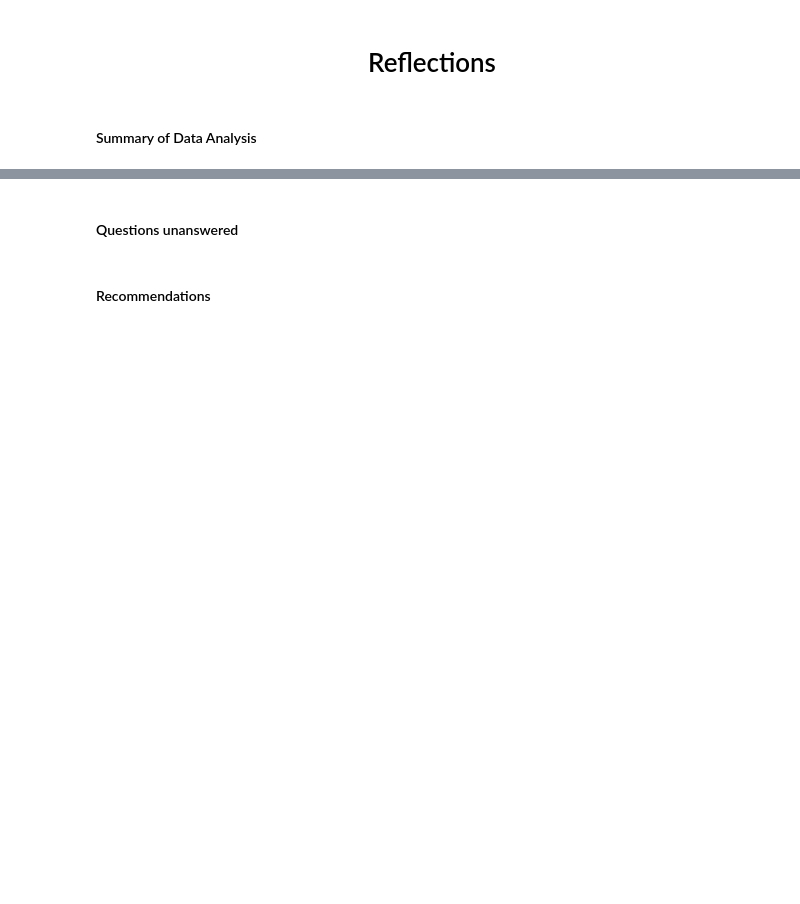
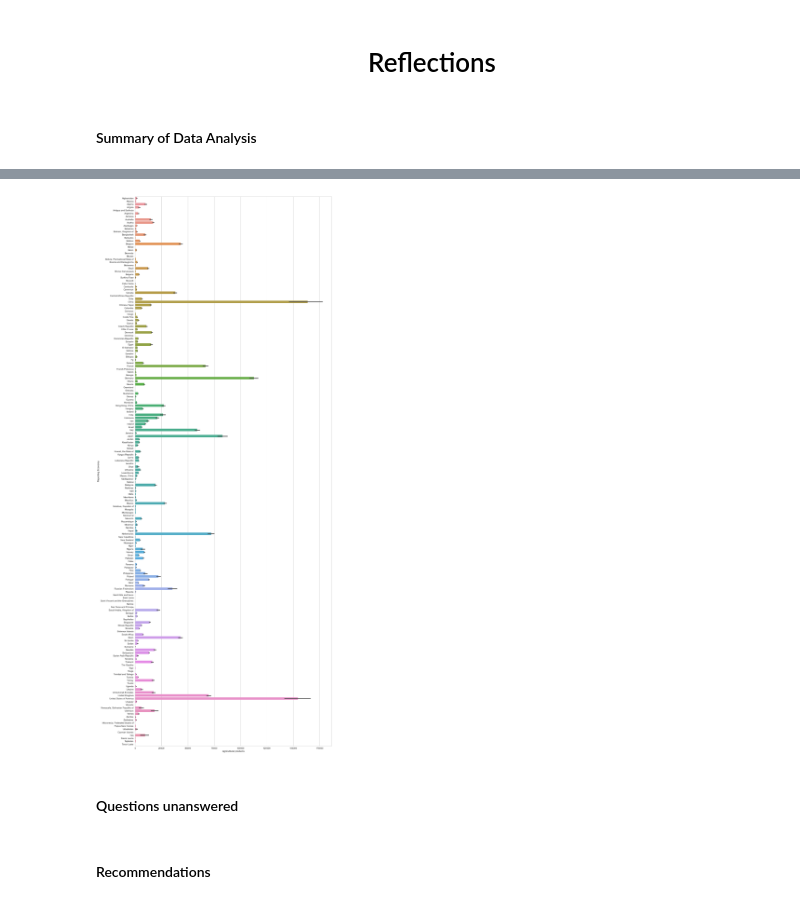
Before and after one commit to kesnel/ayiti-analytics-capstone-project, a Jupyter notebook: EDA.ipynb, the cells around one changed output, grey strips where cells are left out. Cells and saved outputs as stored; diff of their text form; code cells hidden in the pictures; blank space fills up the shorter version.

```diff
--- a/EDA.ipynb
+++ b/EDA.ipynb
@@ -900,0 +872,3 @@ X
+# %%
+# Calculate the total imported per countries & Per Year products
+df['Total'] = df.iloc[:,2:].sum(axis=1)
@@ -901,3 +917,12 @@ X
+# %%
+# Display a graph to show more details
+gb_total = df.groupby(by='Reporting Economy').sum()
+
+plt.figure(figsize=(16, 46))
+sns.barplot(data = df, y="Reporting Economy", x="Agricultural products")
+plt.show()
+# %% [output]
+[figure, added]
 # %% [markdown]
 #### Questions unanswered
 # %%
```
Also changed, not shown: parts of 24 cells of this notebook.
